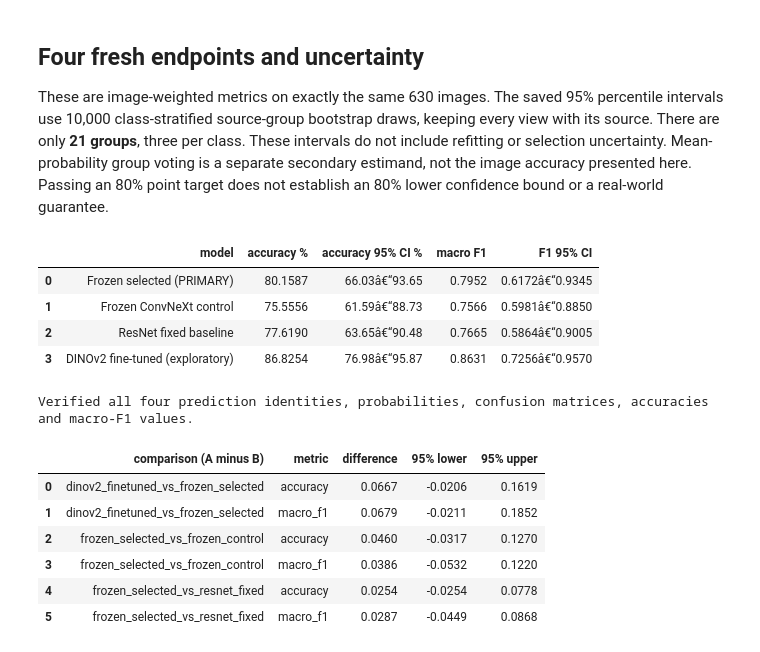
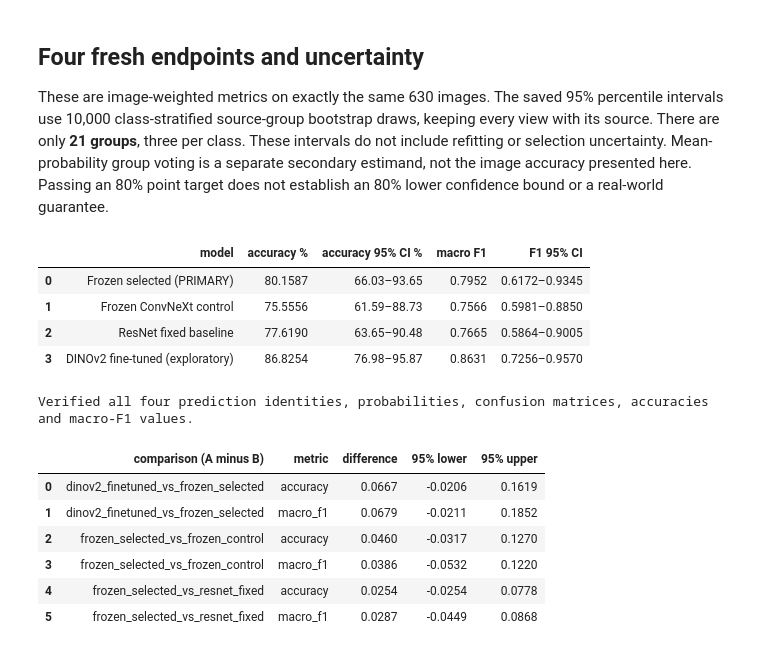
Before and after one commit to dianbrown/blender-material-classification, a Jupyter notebook: notebooks/05_v3_results.ipynb, the cells around one changed output. Saved outputs shown, nothing was run; the diff lists cells and outputs as text; code cells hidden in the pictures.

```diff
--- a/notebooks/05_v3_results.ipynb
+++ b/notebooks/05_v3_results.ipynb
@@ -310,7 +310,7 @@ for directory, prediction_file, label in [
             "estimate": label,
             "accuracy %": 100 * m["accuracy"],
             "macro F1": m["macro_f1"],
-            "accuracy CI %": f"{100 * ci['lower']:.2f}â€“{100 * ci['upper']:.2f}",
+            "accuracy CI %": f"{100 * ci['lower']:.2f}–{100 * ci['upper']:.2f}",
         }
     )
 table(dev_rows)
@@ -457,39 +457,39 @@ for name in names:
     assert np.array_equal(cm, ev["image_level"]["confusion_matrix"])
     f1 = np.divide(
         2 * np.diag(cm),
         cm.sum(0) + cm.sum(1),
         out=np.zeros(7),
         where=(cm.sum(0) + cm.sum(1)) != 0,
     ).mean()
     m = ev["image_level"]["metrics"]
     assert np.isclose(m["accuracy"], np.trace(cm) / cm.sum()) and np.isclose(
         m["macro_f1"], f1
     )
     bs = ev["image_level"]["bootstrap"]
     assert bs["n_performed"] == 10000 and bs["n_source_groups"] == 21
     assert bs["resampling_unit"] == "source_group" and bs["stratify_by_class"]
     ci, fi = bs["intervals"]["accuracy"], bs["intervals"]["macro_f1"]
     fresh_rows.append(
         {
             "model": labels[name],
             "accuracy %": 100 * m["accuracy"],
-            "accuracy 95% CI %": f"{100 * ci['lower']:.2f}â€“{100 * ci['upper']:.2f}",
+            "accuracy 95% CI %": f"{100 * ci['lower']:.2f}–{100 * ci['upper']:.2f}",
             "macro F1": m["macro_f1"],
-            "F1 95% CI": f"{fi['lower']:.4f}â€“{fi['upper']:.4f}",
+            "F1 95% CI": f"{fi['lower']:.4f}–{fi['upper']:.4f}",
         }
     )
     evaluations[name], predictions[name] = ev, pred
 table(fresh_rows)
 print(
     "Verified all four prediction identities, probabilities, confusion matrices, "
     "accuracies and macro-F1 values."
 )
 # %% [output]
 |  | model | accuracy % | accuracy 95% CI % | macro F1 | F1 95% CI |
-| 0 | Frozen selected (PRIMARY) | 80.1587 | 66.03â€“93.65 | 0.7952 | 0.6172â€“0.9345 |
-| 1 | Frozen ConvNeXt control | 75.5556 | 61.59â€“88.73 | 0.7566 | 0.5981â€“0.8850 |
-| 2 | ResNet fixed baseline | 77.6190 | 63.65â€“90.48 | 0.7665 | 0.5864â€“0.9005 |
-| 3 | DINOv2 fine-tuned (exploratory) | 86.8254 | 76.98â€“95.87 | 0.8631 | 0.7256â€“0.9570 |
+| 0 | Frozen selected (PRIMARY) | 80.1587 | 66.03–93.65 | 0.7952 | 0.6172–0.9345 |
+| 1 | Frozen ConvNeXt control | 75.5556 | 61.59–88.73 | 0.7566 | 0.5981–0.8850 |
+| 2 | ResNet fixed baseline | 77.6190 | 63.65–90.48 | 0.7665 | 0.5864–0.9005 |
+| 3 | DINOv2 fine-tuned (exploratory) | 86.8254 | 76.98–95.87 | 0.8631 | 0.7256–0.9570 |
 Verified all four prediction identities, probabilities, confusion matrices, accuracies and macro-F1 values.
 # %%
 paired_rows = []
```
Also changed, not shown: parts of 5 cells of this notebook, 1 other file.
